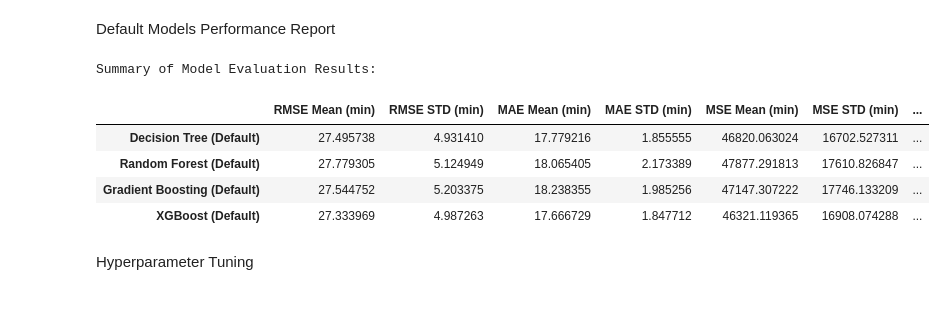
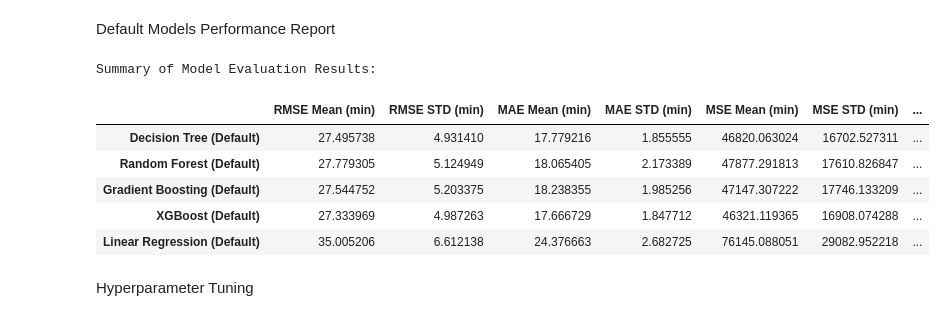
Before and after one commit to yorku-ease/DmML, a Jupyter notebook: db2_data_cleaning_cleaned.ipynb, the cells around one changed output. Drawn from its saved outputs; the diff is of its cells as text; code cells hidden in the pictures.

```diff
--- a/db2_data_cleaning_cleaned.ipynb
+++ b/db2_data_cleaning_cleaned.ipynb
@@ -1007,6 +1012,7 @@ from sklearn.tree import DecisionTreeRegressor
 Cross Validation Over K Folds for Models with Default Parameters
 # %%
 from sklearn.model_selection import cross_val_score, KFold
+from sklearn.linear_model import LinearRegression
 from sklearn.tree import DecisionTreeRegressor
 from sklearn.ensemble import RandomForestRegressor, GradientBoostingRegressor
 from sklearn.metrics import make_scorer, mean_squared_error
@@ -1026,7 +1032,8 @@ models = {
     "Decision Tree (Default)": DecisionTreeRegressor(random_state=42),
     "Random Forest (Default)": RandomForestRegressor(random_state=42),
     "Gradient Boosting (Default)": GradientBoostingRegressor(random_state=42),
-    "XGBoost (Default)": xgb.XGBRegressor(objective='reg:squarederror', random_state=42)
+    "XGBoost (Default)": xgb.XGBRegressor(objective='reg:squarederror', random_state=42),
+    "Linear Regression (Default)": LinearRegression()
 }
 
 # Set up cross-validation
@@ -1200,7 +1286,8 @@ models = {
     "Decision Tree (Default)": DecisionTreeRegressor(random_state=42),
     "Random Forest (Default)": RandomForestRegressor(random_state=42),
     "Gradient Boosting (Default)": GradientBoostingRegressor(random_state=42),
-    "XGBoost (Default)": xgb.XGBRegressor(objective='reg:squarederror', random_state=42)
+    "XGBoost (Default)": xgb.XGBRegressor(objective='reg:squarederror', random_state=42),
+    "Linear Regression (Default)": LinearRegression()
 }
 
 # Set up cross-validation
@@ -1218,33 +1305,34 @@ for name, model in models.items():
     r2_scores = cross_val_score(model, X, y, cv=kf, scoring=r2_scorer)
 
     # Store mean and standard deviation of each metric (convert MSE to positive)
     cv_results["RMSE"][name] = {"Mean": -np.mean(rmse_scores) / 60, "STD": np.std(rmse_scores) / 60}  # Convert to minutes
     cv_results["MAE"][name] = {"Mean": -np.mean(mae_scores) / 60, "STD": np.std(mae_scores) / 60}      # Convert to minutes
     cv_results["MSE"][name] = {"Mean": -np.mean(mse_scores) / 60, "STD": np.std(mse_scores) / 60}      # Convert to minutes
     cv_results["R2"][name] = {"Mean": np.mean(r2_scores), "STD": np.std(r2_scores)}
 
 # Convert results to DataFrames for easy comparison
 summary_df = pd.DataFrame({
     "RMSE Mean (min)": [cv_results["RMSE"][name]["Mean"] for name in models.keys()],
     "RMSE STD (min)": [cv_results["RMSE"][name]["STD"] for name in models.keys()],
     "MAE Mean (min)": [cv_results["MAE"][name]["Mean"] for name in models.keys()],
     "MAE STD (min)": [cv_results["MAE"][name]["STD"] for name in models.keys()],
     "MSE Mean (min)": [cv_results["MSE"][name]["Mean"] for name in models.keys()],
     "MSE STD (min)": [cv_results["MSE"][name]["STD"] for name in models.keys()],
     "R2 Mean": [cv_results["R2"][name]["Mean"] for name in models.keys()],
     "R2 STD": [cv_results["R2"][name]["STD"] for name in models.keys()]
 }, index=models.keys())
 
 # Print summary of results
 print("\nSummary of Model Evaluation Results:")
 summary_df
 # %% [output]
 Summary of Model Evaluation Results:
 |  | RMSE Mean (min) | RMSE STD (min) | MAE Mean (min) | MAE STD (min) | MSE Mean (min) | MSE STD (min) | ... |
 | Decision Tree (Default) | 27.495738 | 4.931410 | 17.779216 | 1.855555 | 46820.063024 | 16702.527311 | ... |
 | Random Forest (Default) | 27.779305 | 5.124949 | 18.065405 | 2.173389 | 47877.291813 | 17610.826847 | ... |
 | Gradient Boosting (Default) | 27.544752 | 5.203375 | 18.238355 | 1.985256 | 47147.307222 | 17746.133209 | ... |
 | XGBoost (Default) | 27.333969 | 4.987263 | 17.666729 | 1.847712 | 46321.119365 | 16908.074288 | ... |
+| Linear Regression (Default) | 35.005206 | 6.612138 | 24.376663 | 2.682725 | 76145.088051 | 29082.952218 | ... |
 # %% [markdown]
 Hyperparameter Tuning
 # %%
```
Also changed, not shown: parts of 18 cells of this notebook, 4 other files.
